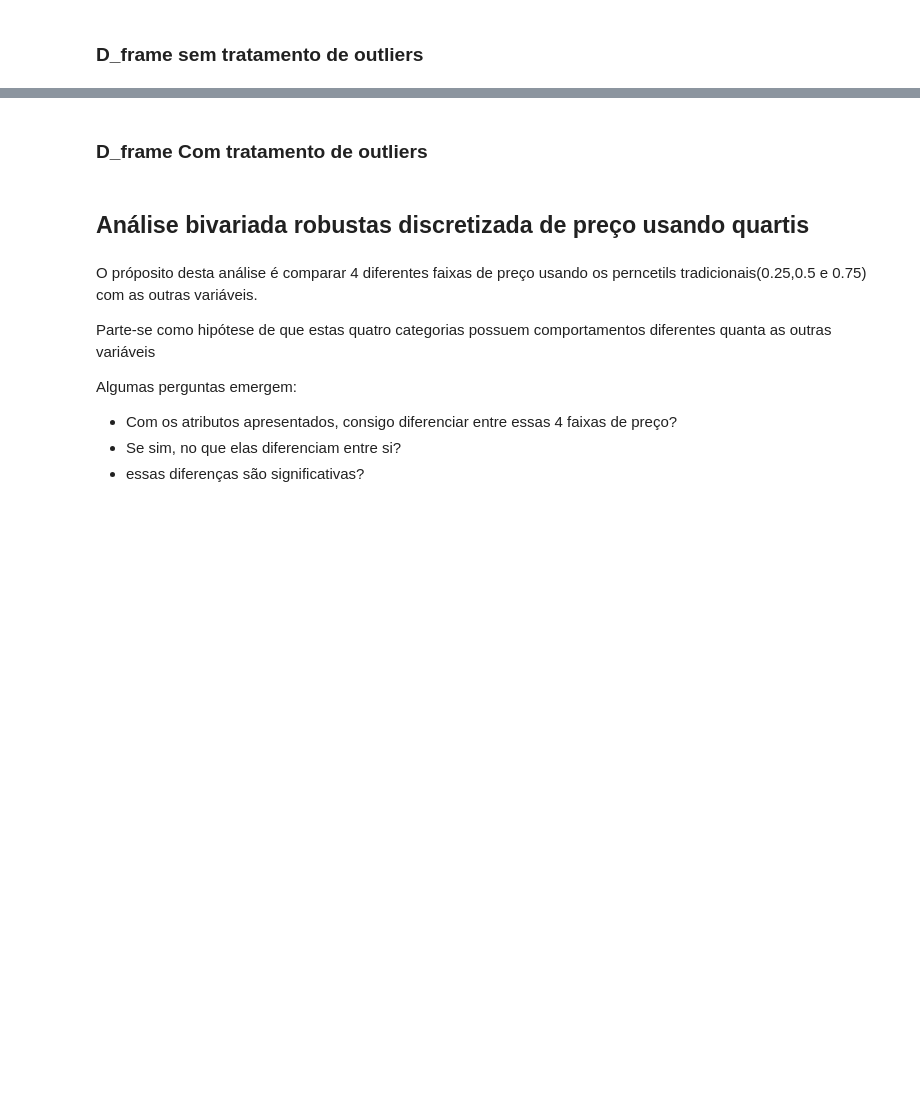
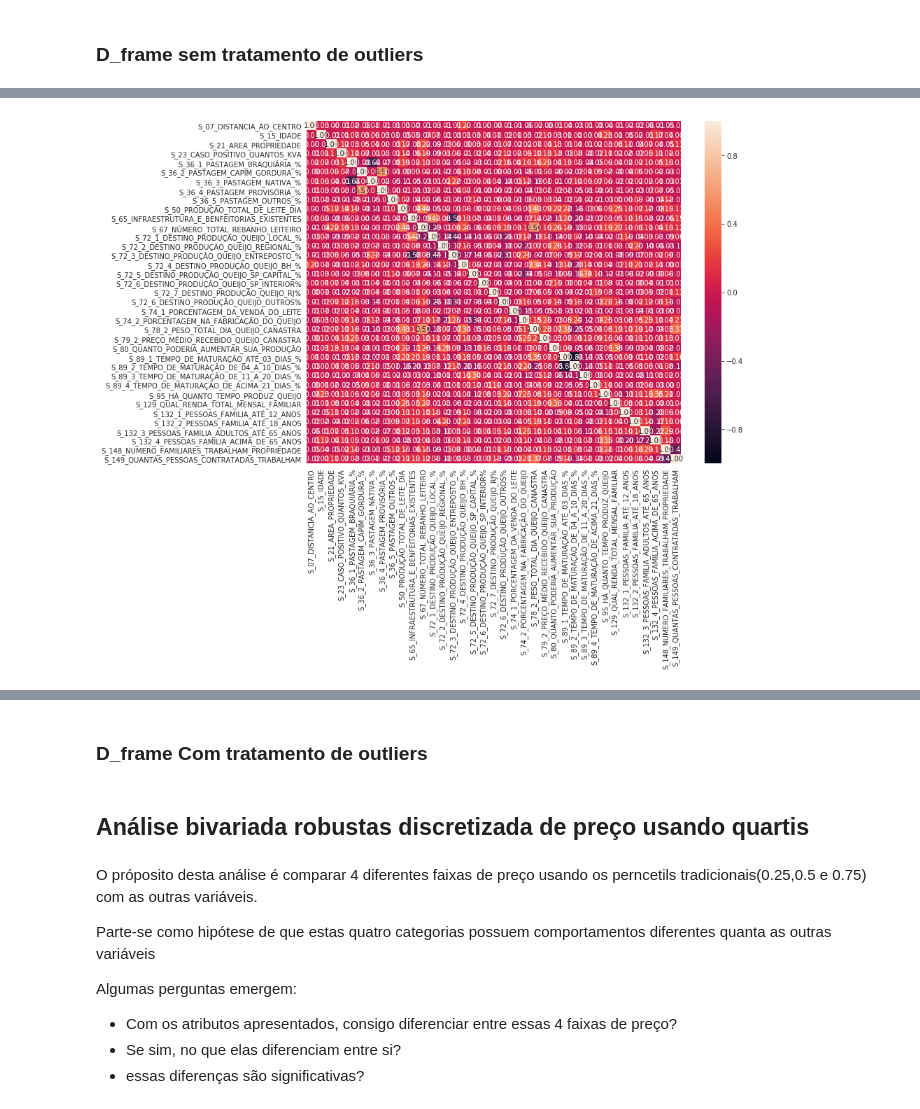
Before and after one commit to pyunc/canastra_science, a Jupyter notebook: canastra_completo.ipynb, the cells around one changed output, grey strips where cells are left out. Saved outputs shown, nothing was run; the diff lists cells and outputs as text; code cells hidden in the pictures; blank space fills up the shorter version.

```diff
--- a/canastra_completo.ipynb
+++ b/canastra_completo.ipynb
@@ -802,8 +549,10 @@ plt.plot()
 # %%
 #Nesta matrix de correlação podemos visualizar diversas correlações positivas e negativas entre as variáveis
 #Para price, a única variável com correlação negativa é tempo de existência do imóvel. Ou seja, quanto maior o tempo de existência menor é o seu preço.
 
-plt.figure(figsize=(9, 6))  # Aumenta o tamanho da figura
-ax=sns.heatmap(df[param_num].corr(),
+plt.figure(figsize=(12, 9))  # Aumenta o tamanho da figura
+ax=sns.heatmap(df_clean_full[param_num].corr(),
     vmin=-1, vmax=1, annot=True, fmt='.2f')
 plt.show()
+# %% [output]
+[figure, added]
```
Also changed, not shown: parts of 76 cells of this notebook, 1 other file.
